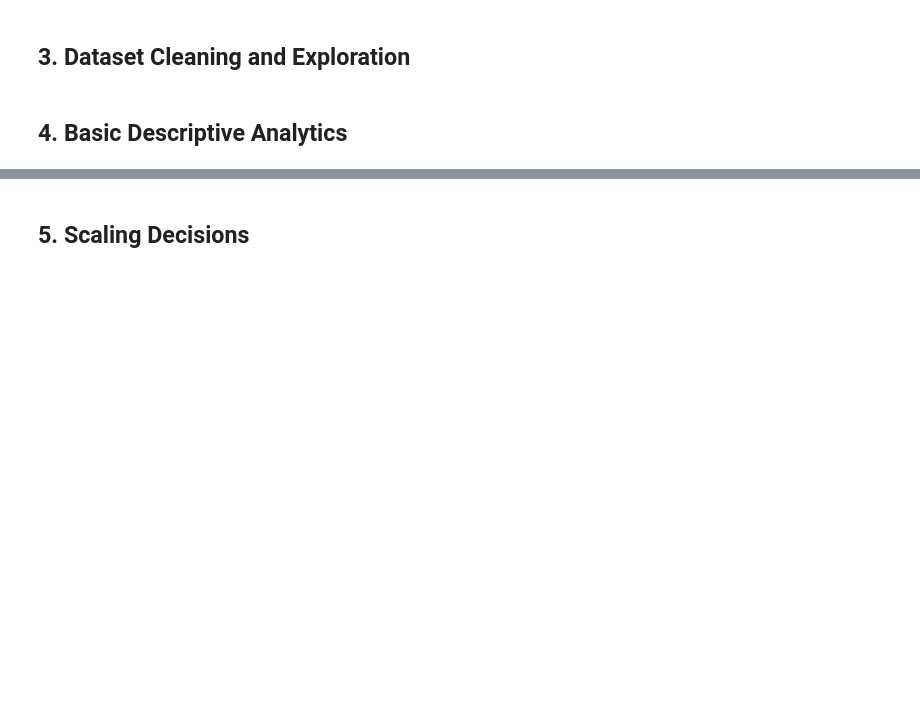
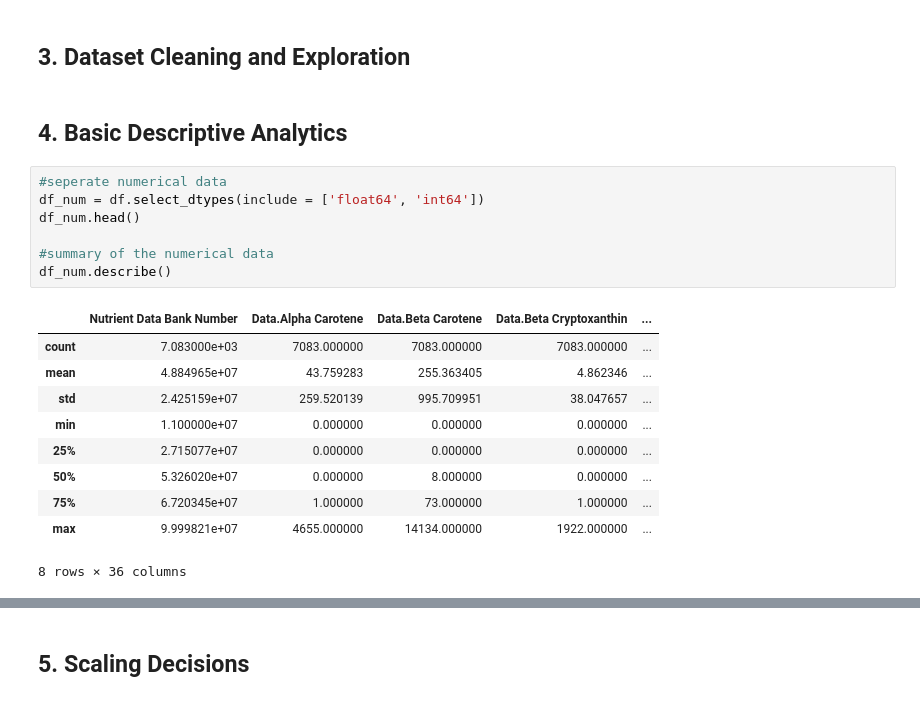
Before and after one commit to agrigortsuk/stat437project, a Jupyter notebook: project_template.ipynb, the cells around one changed output, grey strips where cells are left out. Cells and saved outputs as stored; diff of their text form; blank space fills up the shorter version.

```diff
--- a/project_template.ipynb
+++ b/project_template.ipynb
@@ -10,3 +32,21 @@
 ## 3. Dataset Cleaning and Exploration
 # %% [markdown]
 ## 4. Basic Descriptive Analytics
+# %%
+#seperate numerical data
+df_num = df.select_dtypes(include = ['float64', 'int64'])
+df_num.head()
+
+#summary of the numerical data
+df_num.describe()
+# %% [output]
+|  | Nutrient Data Bank Number | Data.Alpha Carotene | Data.Beta Carotene | Data.Beta Cryptoxanthin | ... |
+| count | 7.083000e+03 | 7083.000000 | 7083.000000 | 7083.000000 | ... |
+| mean | 4.884965e+07 | 43.759283 | 255.363405 | 4.862346 | ... |
+| std | 2.425159e+07 | 259.520139 | 995.709951 | 38.047657 | ... |
+| min | 1.100000e+07 | 0.000000 | 0.000000 | 0.000000 | ... |
+| 25% | 2.715077e+07 | 0.000000 | 0.000000 | 0.000000 | ... |
+| 50% | 5.326020e+07 | 0.000000 | 8.000000 | 0.000000 | ... |
+| 75% | 6.720345e+07 | 1.000000 | 73.000000 | 1.000000 | ... |
+| max | 9.999821e+07 | 4655.000000 | 14134.000000 | 1922.000000 | ... |
+8 rows × 36 columns
```
Also changed, not shown: parts of 5 cells of this notebook.
